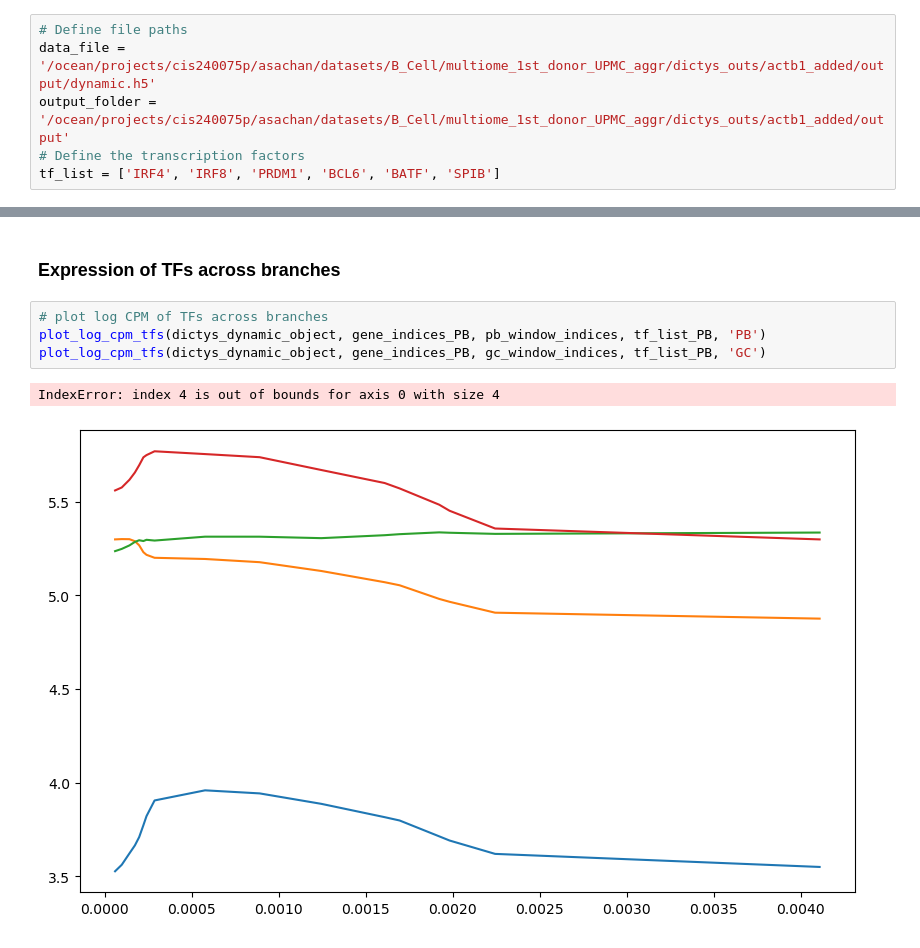
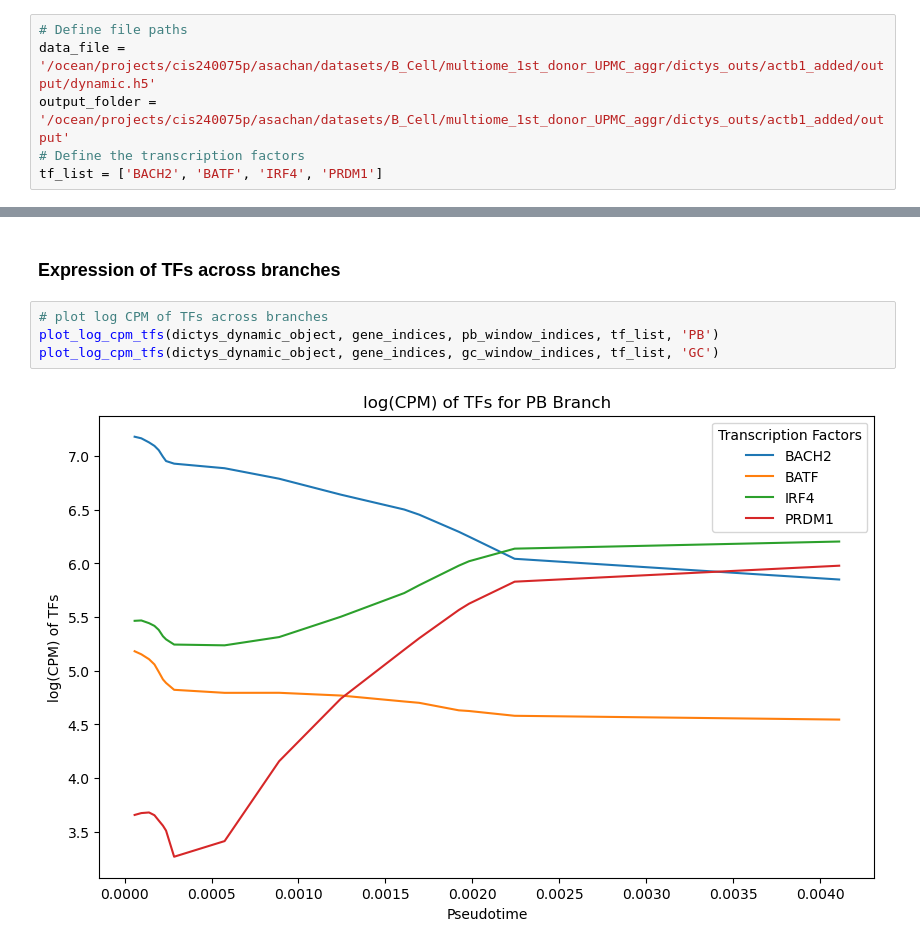
Before and after one commit to sachha-naksha/B_Cell_States, a Jupyter notebook: multiome_dynamic_regulation/py_scripts/analysis/custom_analysis.ipynb, the cells around one changed output, grey strips where cells are left out. Drawn from its saved outputs; the diff is of its cells as text.

Commit message:
mouse tut dynamic.h5 created

```diff
--- a/multiome_dynamic_regulation/py_scripts/analysis/custom_analysis.ipynb
+++ b/multiome_dynamic_regulation/py_scripts/analysis/custom_analysis.ipynb
@@ -12,4 +12,4 @@ from utils_custom import *
 data_file = '/ocean/projects/cis240075p/asachan/datasets/B_Cell/multiome_1st_donor_UPMC_aggr/dictys_outs/actb1_added/output/dynamic.h5'
 output_folder = '/ocean/projects/cis240075p/asachan/datasets/B_Cell/multiome_1st_donor_UPMC_aggr/dictys_outs/actb1_added/output'
 # Define the transcription factors
-tf_list = ['IRF4', 'IRF8', 'PRDM1', 'BCL6', 'BATF', 'SPIB']
+tf_list = ['BACH2', 'BATF', 'IRF4', 'PRDM1']
@@ -114,8 +99,7 @@ plot_regulation_heatmap(weights_of_tf_target_gc_subset, tf_list, 'GC', global_vm
 ### Expression of TFs across branches
 # %%
 # plot log CPM of TFs across branches
-plot_log_cpm_tfs(dictys_dynamic_object, gene_indices_PB, pb_window_indices, tf_list_PB, 'PB')
-plot_log_cpm_tfs(dictys_dynamic_object, gene_indices_PB, gc_window_indices, tf_list_PB, 'GC')
+plot_log_cpm_tfs(dictys_dynamic_object, gene_indices, pb_window_indices, tf_list, 'PB')
+plot_log_cpm_tfs(dictys_dynamic_object, gene_indices, gc_window_indices, tf_list, 'GC')
 # %% [output]
-IndexError: index 4 is out of bounds for axis 0 with size 4
-[figure, old version]
+[figure, new version]
```
Also changed, not shown: parts of 7 cells of this notebook, 17 other files.
